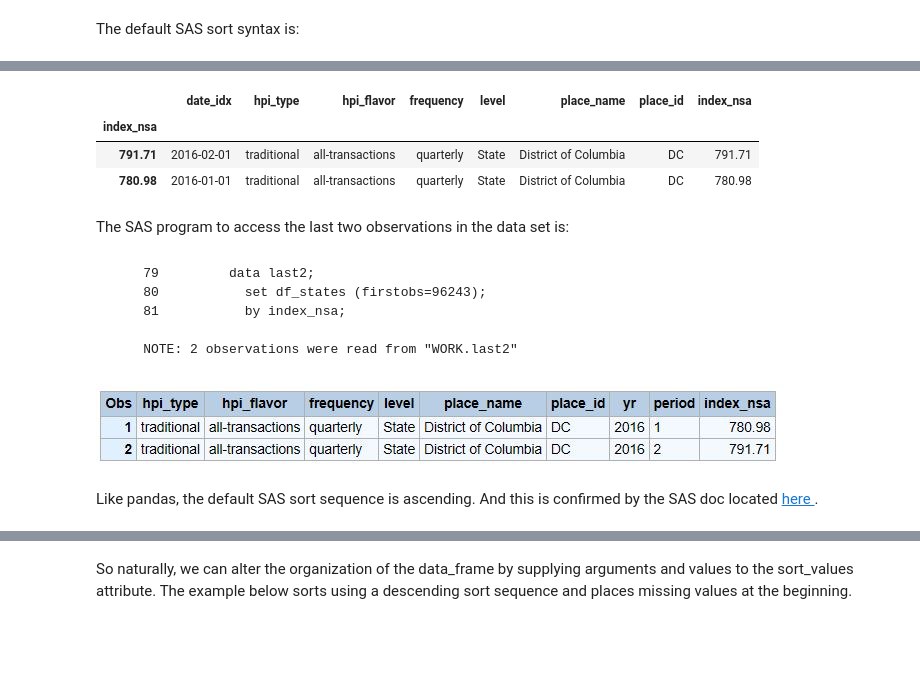
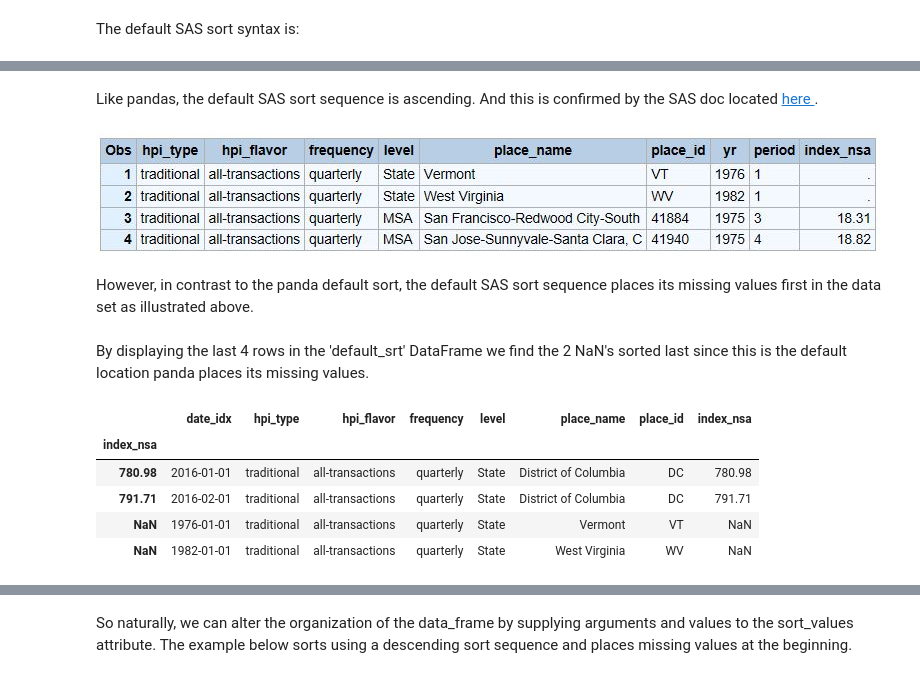
Before and after one commit to RandyBetancourt/PythonForSASUsers, a Jupyter notebook: Chapter 09 -- Panda Time Series and Date Handling.ipynb, the cells around one changed output, grey strips where cells are left out. Drawn from its saved outputs; the diff is of its cells as text; code cells hidden in the pictures; blank space fills up the shorter version.

`````diff
--- a/Chapter 09 -- Panda Time Series and Date Handling.ipynb
+++ b/Chapter 09 -- Panda Time Series and Date Handling.ipynb
@@ -501,23 +500,19 @@ Since there were 2 NaN's found at the 'bottom' of the DataFrame, use the .iloc i
-# %%
-default_srt.iloc[[-3, -4], :]
-# %% [output]
-|  | date_idx | hpi_type | hpi_flavor | frequency | level | place_name | place_id | index_nsa |
-| index_nsa |  |  |  |  |  |  |  |  |
-| 791.71 | 2016-02-01 | traditional | all-transactions | quarterly | State | District of Columbia | DC | 791.71 |
-| 780.98 | 2016-01-01 | traditional | all-transactions | quarterly | State | District of Columbia | DC | 780.98 |
-# %% [markdown]
-The SAS program to access the last two observations in the data set is:
-# %% [markdown]
-````
-    79         data last2;
-    80           set df_states (firstobs=96243);
-    81           by index_nsa;
-
-    NOTE: 2 observations were read from "WORK.last2"
-````
-# %%
-Image(filename='Anaconda3\\output\\get_last2_obs.JPG')
-# %% [output]
-[figure, removed]
 # %% [markdown]
 Like pandas, the default SAS sort sequence is ascending.  And this is confirmed by the SAS doc located <a href="https://support.sas.com/documentation/cdl/en/proc/61895/HTML/default/viewer.htm#sort-overview.htm"> here </a>.
+# %%
+Image(filename='Anaconda3\\output\\default_first_four.JPG')
+# %% [output]
+[figure, added]
+# %% [markdown]
+However, in contrast to the panda default sort, the default SAS sort sequence places its missing values first in the data set as illustrated above.
+# %% [markdown]
+By displaying the last 4 rows in the 'default_srt' DataFrame we find the 2 NaN's sorted last since this is the default location panda places its missing values.
+# %%
+default_srt.tail(4)
+# %% [output]
+|  | date_idx | hpi_type | hpi_flavor | frequency | level | place_name | place_id | index_nsa |
+| index_nsa |  |  |  |  |  |  |  |  |
+| 780.98 | 2016-01-01 | traditional | all-transactions | quarterly | State | District of Columbia | DC | 780.98 |
+| 791.71 | 2016-02-01 | traditional | all-transactions | quarterly | State | District of Columbia | DC | 791.71 |
+| NaN | 1976-01-01 | traditional | all-transactions | quarterly | State | Vermont | VT | NaN |
+| NaN | 1982-01-01 | traditional | all-transactions | quarterly | State | West Virginia | WV | NaN |
`````
Also changed, not shown: parts of 78 cells of this notebook.
